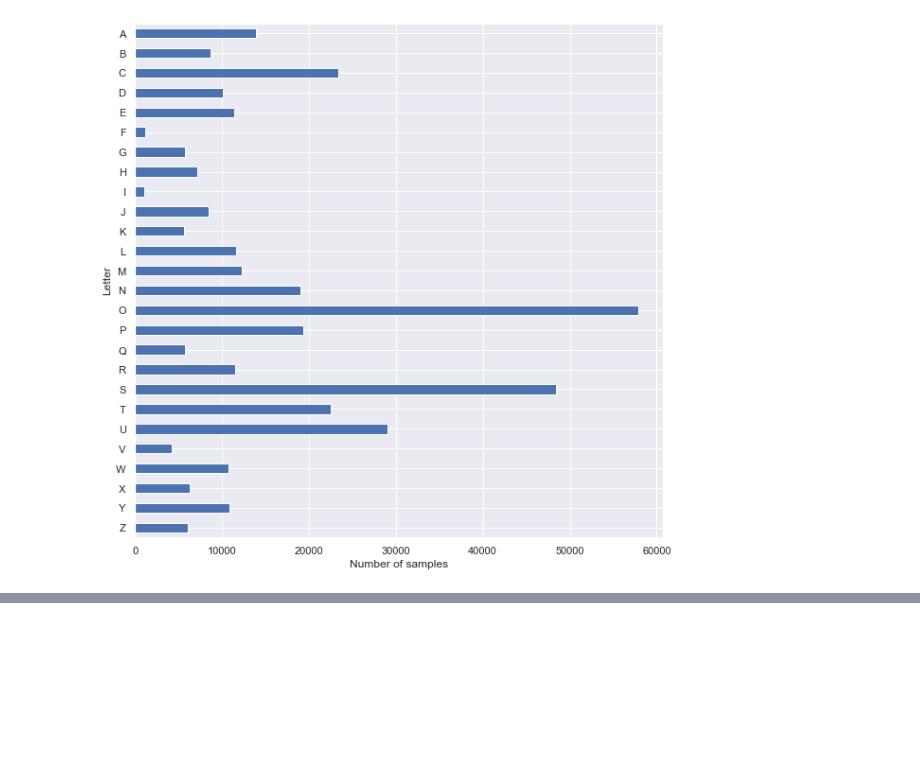
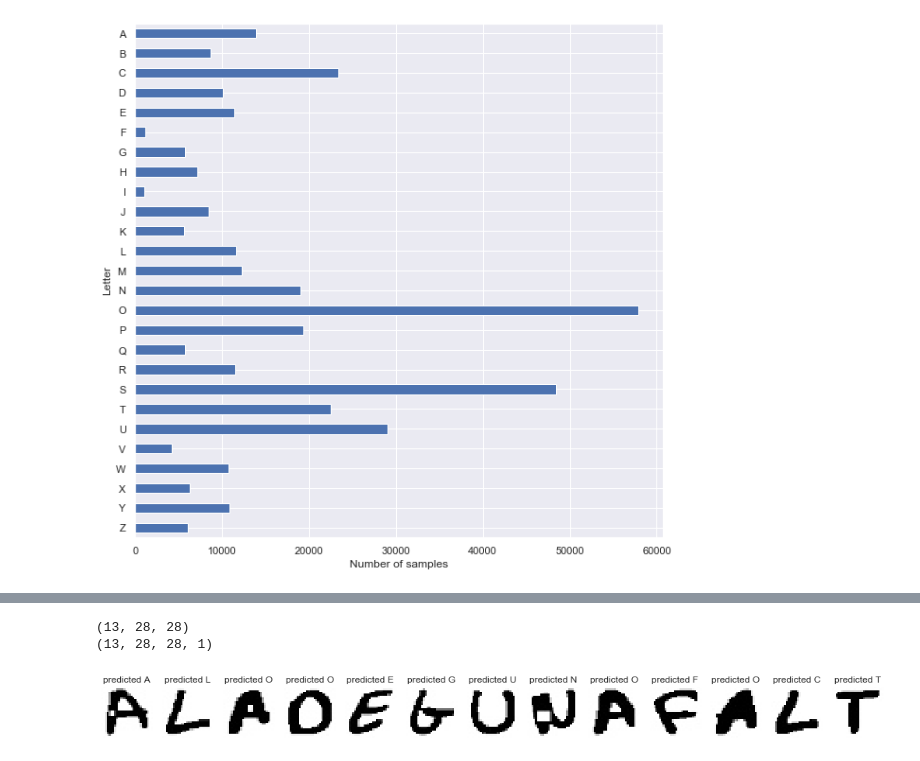
Before and after one commit to maymac00/sheetScan_spellCorrector, a Jupyter notebook: VC.ipynb, the cells around one changed output, grey strips where cells are left out. Cells and saved outputs as stored; diff of their text form; code cells hidden in the pictures; blank space fills up the shorter version.

Commit message:
Acabat la prediccio
Guarda les lletres d'una linia a la carpeta imgslletres amb un format de 28x28 (aixo es fa al .py), un cop guardades les imatges es poden llegir desde el jupyter i fer la predicció

```diff
--- a/VC.ipynb
+++ b/VC.ipynb
@@ -122,3 +135,3 @@ plt.show()
 # %%
-letras.train()
+letras.loadNN()
 # %% [output]
@@ -151,0 +144,28 @@ CNN Score: 0.981688916683197
+# %%
+path = glob.glob("imgslletres/*.jpg")
+imgs = []
+for i in path:
+    n = cv2.imread(i, 0)
+    imgs.append(n)
+
+npa = np.asarray(imgs, dtype=np.float32)
+# %%
+print(npa.shape)
+npa2 = npa.reshape(npa.shape[0], npa.shape[1], npa.shape[2], 1)
+print(npa2.shape)
+klk = letras.predict(npa2)
+# %% [output]
+(13, 28, 28)
+(13, 28, 28, 1)
+# %%
+plt.figure(figsize = (18,5))
+row, col = 13, 1
+for i in range(row*col):
+    plt.subplot(col, row, i+1)
+    plt.imshow(npa[i], interpolation='nearest', cmap='Greys')
+    pred = alphabet[np.argmax(klk[i])]
+    plt.title("predicted "+str(pred))
+    plt.axis('off')
+plt.show()
+# %% [output]
+[figure, added]
```
Also changed, not shown: parts of 10 cells of this notebook, 14 other files.
